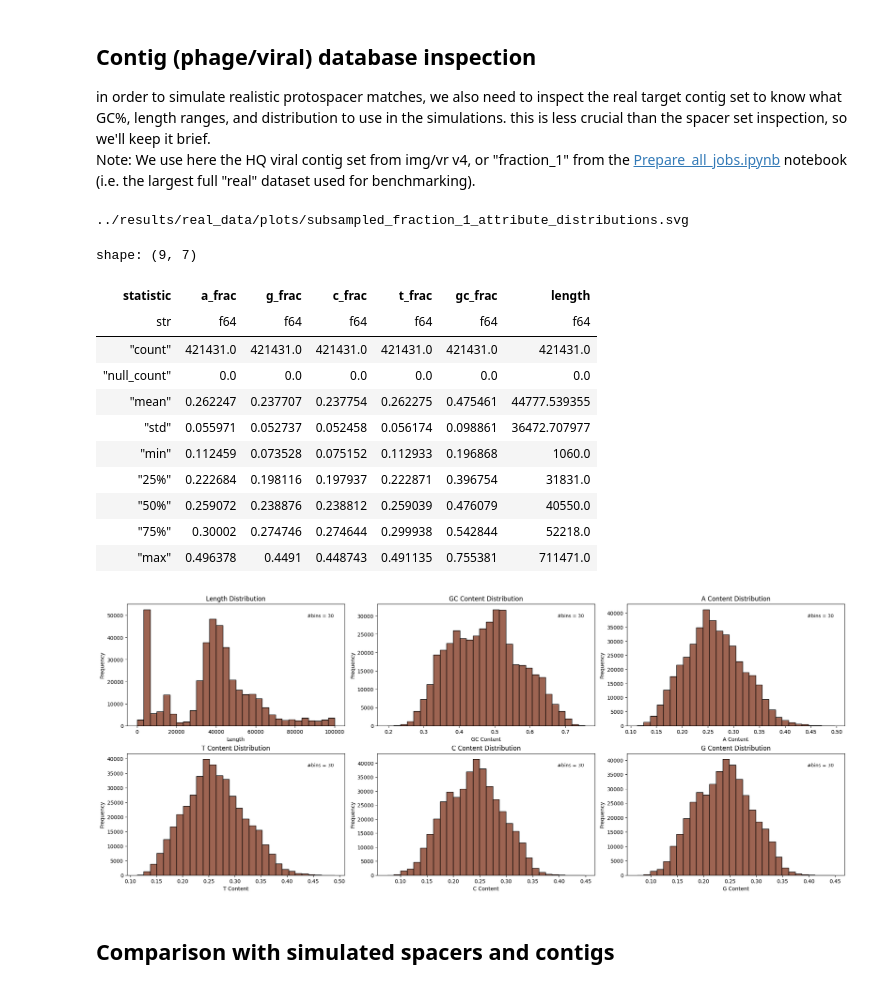
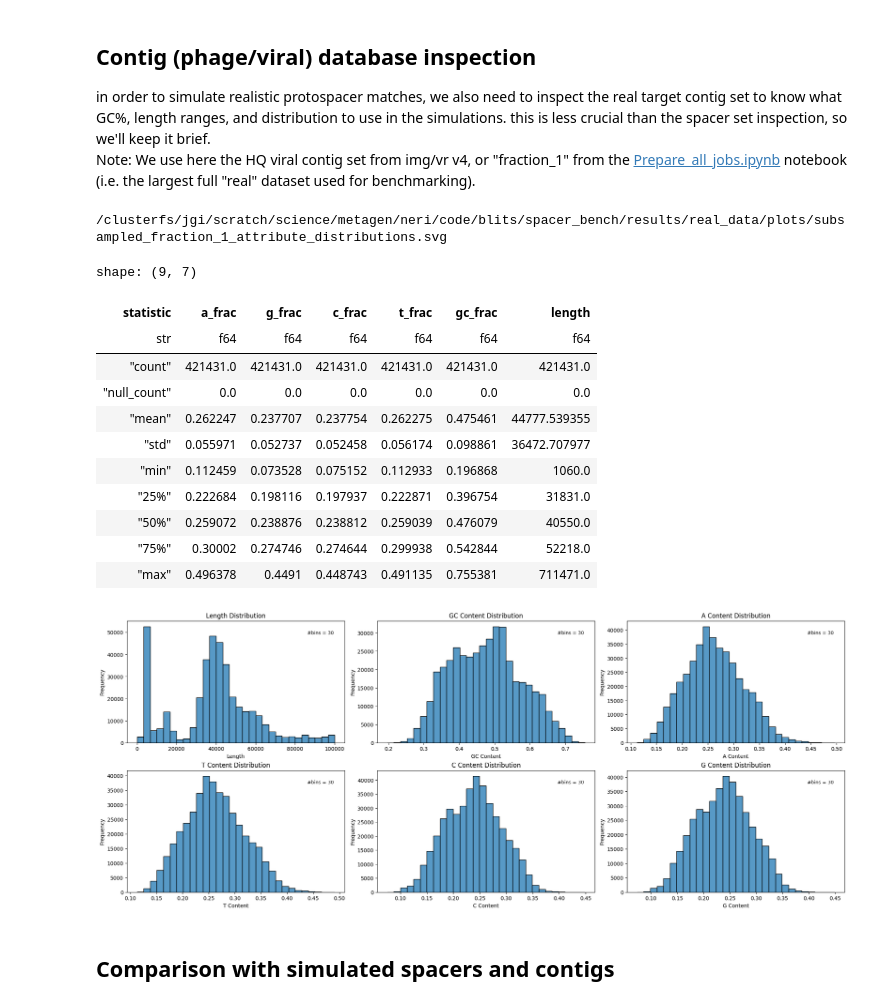
Before and after one commit to rickbeeloo/spacer_matching_bench, a Jupyter notebook: notebooks/spacer_inspection.ipynb, the cells around one changed output. Drawn from its saved outputs; the diff is of its cells as text; code cells hidden in the pictures.

Commit message:
recreate inital plots

```diff
--- a/notebooks/spacer_inspection.ipynb
+++ b/notebooks/spacer_inspection.ipynb
@@ -33,13 +33,13 @@ import numpy as np
 
 pl.Config(tbl_rows=50)
 plots_dir = '/clusterfs/jgi/scratch/science/metagen/neri/code/blits/spacer_bench/results/real_data/plots/'
-# Load your custom color palette
-with open('../notebooks/antonio_14_colors.json', 'r') as f:
-    color_data = json.load(f)
-# Set the color palette globally
-custom_colors = color_data['hex_colors']
-sns.set_palette(custom_colors)
-plt.rcParams['axes.prop_cycle'] = plt.cycler(color=custom_colors)
+# # Load your custom color palette
+# with open('../notebooks/antonio_14_colors.json', 'r') as f:
+#     color_data = json.load(f)
+# # Set the color palette globally
+# custom_colors = color_data['hex_colors']
+# sns.set_palette(custom_colors)
+# plt.rcParams['axes.prop_cycle'] = plt.cycler(color=custom_colors)
 
 spacers_file = 'spacers/All_CRISPR_spacers_nr_clean.fna'
 spacer_df = pl.DataFrame(read_fasta_needletail(spacers_file), schema={'seqid': pl.Utf8, 'seq': pl.Utf8},)
@@ -416,39 +418,38 @@ axes[1, 0].set_xlabel('T Content')
 axes[1, 0].set_ylabel('Frequency')
 _add_bin_annotation(axes[1, 0], bins_t)
 # C content distribution
 bins_c = 30
 sns.histplot(real_contigs_df, x="c_frac", bins=bins_c, ax=axes[1, 1])
 axes[1, 1].set_title('C Content Distribution')
 axes[1, 1].set_xlabel('C Content')
 axes[1, 1].set_ylabel('Frequency')
 _add_bin_annotation(axes[1, 1], bins_c)
 # G content distribution (note: same axes[0,4] was previously overwritten)
 bins_g = 30
 sns.histplot(real_contigs_df, x="g_frac", bins=bins_g, ax=axes[1, 2])
 axes[1, 2].set_title('G Content Distribution')
 axes[1, 2].set_xlabel('G Content')
 axes[1, 2].set_ylabel('Frequency')
 _add_bin_annotation(axes[1, 2], bins_g)
 
-
-plt.savefig("../results/real_data/plots/" + 'subsampled_fraction_1_attribute_distributions.svg')
-print("../results/real_data/plots/" + 'subsampled_fraction_1_attribute_distributions.svg')
-real_contigs_df["a_frac","g_frac","c_frac","t_frac","gc_frac","length"].describe()
+plt.savefig(f'{plots_dir}subsampled_fraction_1_attribute_distributions.svg', dpi=300, bbox_inches='tight')
+print(f"{plots_dir}subsampled_fraction_1_attribute_distributions.svg")
+real_contigs_df[["a_frac","g_frac","c_frac","t_frac","gc_frac","length"]].describe()
 # %% [output]
-../results/real_data/plots/subsampled_fraction_1_attribute_distributions.svg
+/clusterfs/jgi/scratch/science/metagen/neri/code/blits/spacer_bench/results/real_data/plots/subsampled_fraction_1_attribute_distributions.svg
 shape: (9, 7)
 | statistic | a_frac | g_frac | c_frac | t_frac | gc_frac | length |
 | str | f64 | f64 | f64 | f64 | f64 | f64 |
 | "count" | 421431.0 | 421431.0 | 421431.0 | 421431.0 | 421431.0 | 421431.0 |
 | "null_count" | 0.0 | 0.0 | 0.0 | 0.0 | 0.0 | 0.0 |
 | "mean" | 0.262247 | 0.237707 | 0.237754 | 0.262275 | 0.475461 | 44777.539355 |
 | "std" | 0.055971 | 0.052737 | 0.052458 | 0.056174 | 0.098861 | 36472.707977 |
 | "min" | 0.112459 | 0.073528 | 0.075152 | 0.112933 | 0.196868 | 1060.0 |
 | "25%" | 0.222684 | 0.198116 | 0.197937 | 0.222871 | 0.396754 | 31831.0 |
 | "50%" | 0.259072 | 0.238876 | 0.238812 | 0.259039 | 0.476079 | 40550.0 |
 | "75%" | 0.30002 | 0.274746 | 0.274644 | 0.299938 | 0.542844 | 52218.0 |
 | "max" | 0.496378 | 0.4491 | 0.448743 | 0.491135 | 0.755381 | 711471.0 |
-[figure, old version]
+[figure, new version]
 # %% [markdown]
 ## Comparison with simulated spacers and contigs
 # %% [markdown]
```
Also changed, not shown: parts of 9 cells of this notebook, 7 other files.
